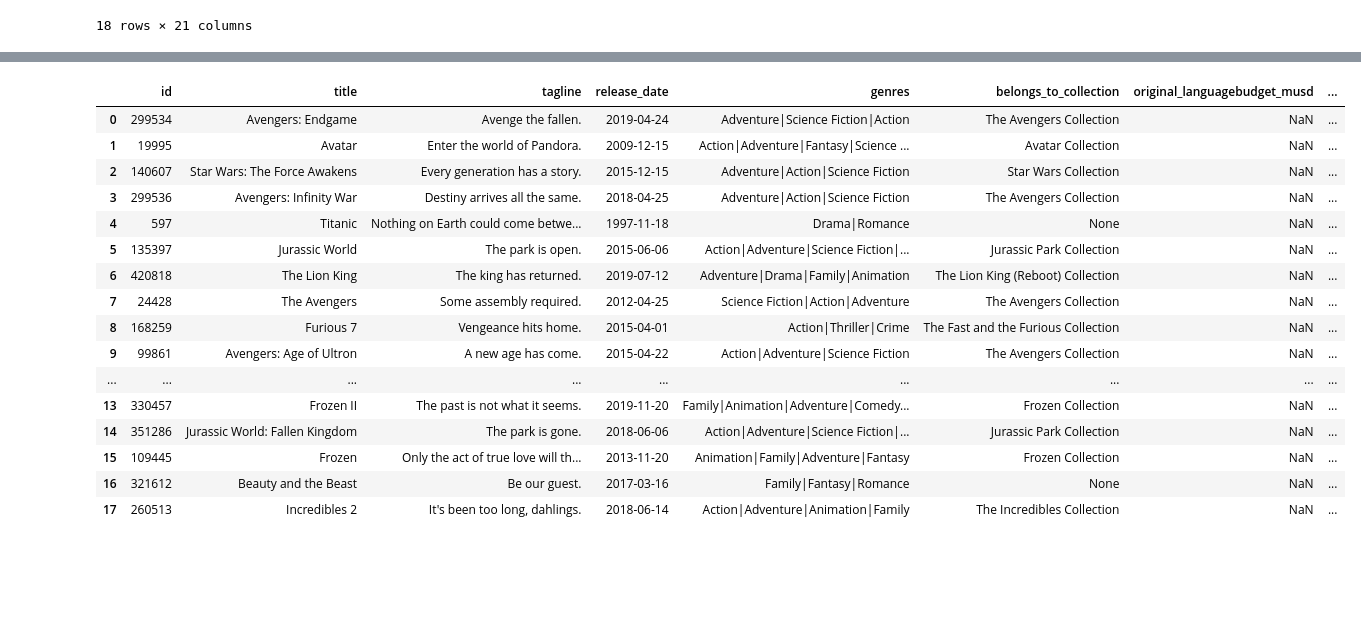
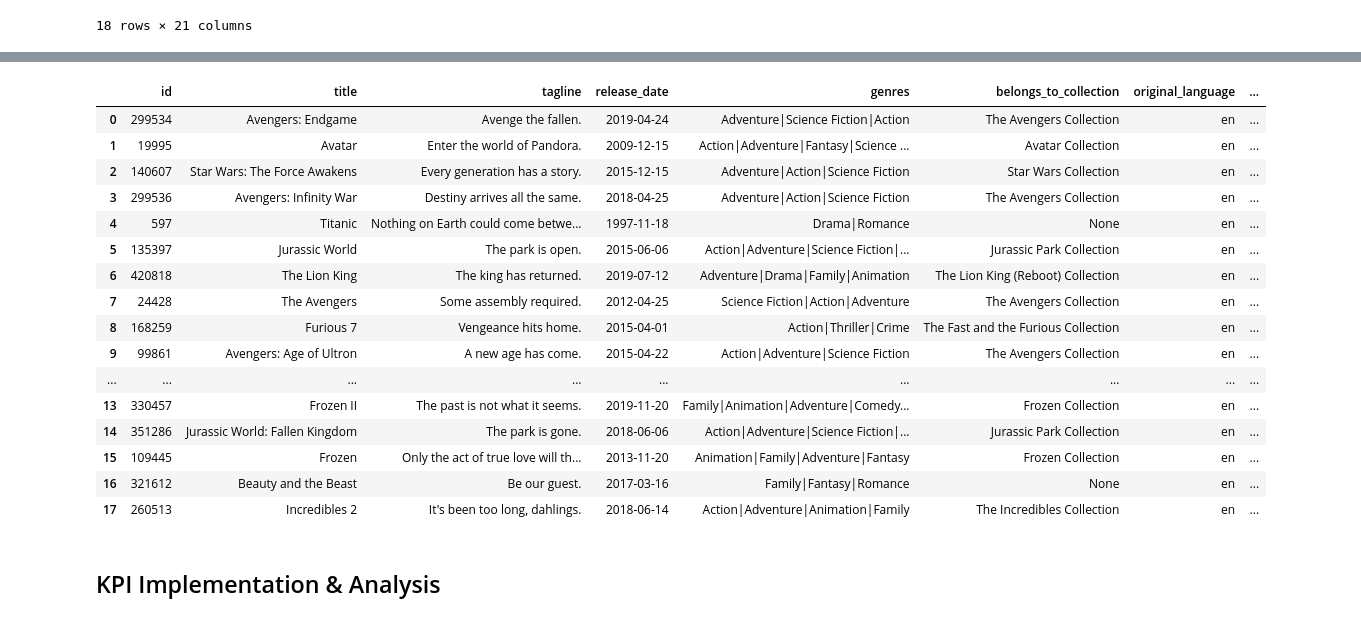
Before and after one commit to GEssuman/data-engineering-labs, a Jupyter notebook: notebook/jupiter_lab.ipynb, the cells around one changed output, grey strips where cells are left out. Saved outputs shown, nothing was run; the diff lists cells and outputs as text; code cells hidden in the pictures; blank space fills up the shorter version.

```diff
--- a/notebook/jupiter_lab.ipynb
+++ b/notebook/jupiter_lab.ipynb
@@ -110,7 +87,7 @@ movies_df['genres'] = movies_df['genres'].apply(lambda genre_list: "|".join([gen
 movies_df['belongs_to_collection'] = movies_df['belongs_to_collection'].apply(lambda belongs_to_collection: belongs_to_collection['name'] if isinstance(belongs_to_collection, dict) else None )
 movies_df['production_companies'] = movies_df['production_companies'].apply(lambda company_list: "|".join([company['name'] for company in company_list]))
 movies_df['production_countries'] = movies_df['production_countries'].apply(lambda country_list: "|".join([country['name'] for country in country_list]))
-movies_df['spoken_languages'] = movies_df['spoken_languages'].apply(lambda lang_list: "|".join([language['name'] for language in lang_list]))
+movies_df['spoken_languages'] = movies_df['spoken_languages'].apply(lambda lang_list: "|".join([language['english_name'] for language in lang_list]))
 movies_df['origin_country'] = movies_df['origin_country'].apply(lambda country: country[0] if isinstance(country, list) else None)
 movies_df
 # %% [output]
@@ -184,16 +223,20 @@ movies_df
 # %%
+## Replacing invalid data with Nan
 columns = ['budget', 'revenue', 'runtime']
 
 movies_df[columns] = movies_df[columns].replace(0, pd.NA)
 movies_df[['overview', 'tagline']] = movies_df[['overview', 'tagline']].replace('No Data', pd.NA)
 
-
+#Convert column value to million USD
 movies_df['budget'] = movies_df['budget']/1000000
-movies_df.rename({'budget':'budget_musd'}, axis=1)
+movies_df.rename({'budget':'budget_musd'}, axis=1, inplace=True)
 
 movies_df['revenue'] = movies_df['revenue']/1000000
-movies_df.rename({'revenue':'revenue_musd'}, axis=1)
+movies_df.rename({'revenue':'revenue_musd'}, axis=1, inplace=True)
 
+
+
+#Drop Duplicate
 movies_df.drop_duplicates(inplace=True, ignore_index=True)
 
 movies_df.dropna(how='any', subset=['id', 'title'], ignore_index=True, inplace=True)
@@ -220,0 +264,24 @@ movies_df
+# %%
+# Replacing Movies with vote_count = 0 with avearge count per genre
+movies_df['genres_list'] = movies_df['genres'].str.split('|')
+movies_df_exploded = movies_df.explode('genres_list')
+movies_df_exploded_valid_votes = movies_df_exploded.dropna(subset=['vote_count', 'vote_average'])
+genres_stats = movies_df_exploded_valid_votes.groupby('genres_list').agg({
+    'vote_count': 'mean',
+    'vote_average': 'mean'
+}).rename(columns={'vote_count': "genre_vote_count", "vote_average": "genre_vote_average"}).reset_index().sort_values('genre_vote_average', ascending=False)
+movies_df_exploded = movies_df_exploded.merge(genres_stats, on='genres_list', how='left')
+
+
+
+
+filled_votes = movies_df_exploded.groupby('id').agg({
+    "genre_vote_count": "mean",
+    "genre_vote_average": "mean"
+}).rename(columns={"genre_vote_count": "filled_vote_count", "genre_vote_average":"filled_vote_average"})
+# print(filled_votes)
+movies_df = movies_df.merge(filled_votes, on='id', how='left')
+movies_df['vote_average'] = movies_df['vote_average'].fillna(movies_df['filled_vote_average']).astype(float)
+movies_df['vote_count'] = movies_df['vote_count'].fillna(movies_df['filled_vote_count']).astype(int)
+movies_df.drop(columns=["filled_vote_count","genres_list", "filled_vote_average"], inplace=True)
+movies_df
@@ -221,23 +307,26 @@ movies_df
 # %%
-movies_dfo = movies_df.reindex(['id', 'title', 'tagline', 'release_date', 'genres', 'belongs_to_collection', 'original_language'
-                                'budget_musd', 'revenue_musd', 'production_companies','roduction_countries', 'vote_count', 'vote_average', 'popularity', 'runtime',
+reordered_movies_df = movies_df.reindex(['id', 'title', 'tagline', 'release_date', 'genres', 'belongs_to_collection', 'original_language',
+                                'budget_musd', 'revenue_musd', 'production_companies','production_countries', 'vote_count', 'vote_average', 'popularity', 'runtime',
 'overview', 'spoken_languages', 'poster_path',], axis=1)
-movies_dfo
+reordered_movies_df.reset_index(drop=True)
+reordered_movies_df
 # %% [output]
-|  | id | title | tagline | release_date | genres | belongs_to_collection | original_languagebudget_musd | ... |
-| 0 | 299534 | Avengers: Endgame | Avenge the fallen. | 2019-04-24 | Adventure|Science Fiction|Action | The Avengers Collection | NaN | ... |
-| 1 | 19995 | Avatar | Enter the world of Pandora. | 2009-12-15 | Action|Adventure|Fantasy|Science ... | Avatar Collection | NaN | ... |
-| 2 | 140607 | Star Wars: The Force Awakens | Every generation has a story. | 2015-12-15 | Adventure|Action|Science Fiction | Star Wars Collection | NaN | ... |
-| 3 | 299536 | Avengers: Infinity War | Destiny arrives all the same. | 2018-04-25 | Adventure|Action|Science Fiction | The Avengers Collection | NaN | ... |
-| 4 | 597 | Titanic | Nothing on Earth could come betwe... | 1997-11-18 | Drama|Romance | None | NaN | ... |
-| 5 | 135397 | Jurassic World | The park is open. | 2015-06-06 | Action|Adventure|Science Fiction|... | Jurassic Park Collection | NaN | ... |
-| 6 | 420818 | The Lion King | The king has returned. | 2019-07-12 | Adventure|Drama|Family|Animation | The Lion King (Reboot) Collection | NaN | ... |
-| 7 | 24428 | The Avengers | Some assembly required. | 2012-04-25 | Science Fiction|Action|Adventure | The Avengers Collection | NaN | ... |
-| 8 | 168259 | Furious 7 | Vengeance hits home. | 2015-04-01 | Action|Thriller|Crime | The Fast and the Furious Collection | NaN | ... |
-| 9 | 99861 | Avengers: Age of Ultron | A new age has come. | 2015-04-22 | Action|Adventure|Science Fiction | The Avengers Collection | NaN | ... |
+|  | id | title | tagline | release_date | genres | belongs_to_collection | original_language | ... |
+| 0 | 299534 | Avengers: Endgame | Avenge the fallen. | 2019-04-24 | Adventure|Science Fiction|Action | The Avengers Collection | en | ... |
+| 1 | 19995 | Avatar | Enter the world of Pandora. | 2009-12-15 | Action|Adventure|Fantasy|Science ... | Avatar Collection | en | ... |
+| 2 | 140607 | Star Wars: The Force Awakens | Every generation has a story. | 2015-12-15 | Adventure|Action|Science Fiction | Star Wars Collection | en | ... |
+| 3 | 299536 | Avengers: Infinity War | Destiny arrives all the same. | 2018-04-25 | Adventure|Action|Science Fiction | The Avengers Collection | en | ... |
+| 4 | 597 | Titanic | Nothing on Earth could come betwe... | 1997-11-18 | Drama|Romance | None | en | ... |
+| 5 | 135397 | Jurassic World | The park is open. | 2015-06-06 | Action|Adventure|Science Fiction|... | Jurassic Park Collection | en | ... |
+| 6 | 420818 | The Lion King | The king has returned. | 2019-07-12 | Adventure|Drama|Family|Animation | The Lion King (Reboot) Collection | en | ... |
+| 7 | 24428 | The Avengers | Some assembly required. | 2012-04-25 | Science Fiction|Action|Adventure | The Avengers Collection | en | ... |
+| 8 | 168259 | Furious 7 | Vengeance hits home. | 2015-04-01 | Action|Thriller|Crime | The Fast and the Furious Collection | en | ... |
+| 9 | 99861 | Avengers: Age of Ultron | A new age has come. | 2015-04-22 | Action|Adventure|Science Fiction | The Avengers Collection | en | ... |
 | ... | ... | ... | ... | ... | ... | ... | ... | ... |
-| 13 | 330457 | Frozen II | The past is not what it seems. | 2019-11-20 | Family|Animation|Adventure|Comedy... | Frozen Collection | NaN | ... |
-| 14 | 351286 | Jurassic World: Fallen Kingdom | The park is gone. | 2018-06-06 | Action|Adventure|Science Fiction|... | Jurassic Park Collection | NaN | ... |
-| 15 | 109445 | Frozen | Only the act of true love will th... | 2013-11-20 | Animation|Family|Adventure|Fantasy | Frozen Collection | NaN | ... |
-| 16 | 321612 | Beauty and the Beast | Be our guest. | 2017-03-16 | Family|Fantasy|Romance | None | NaN | ... |
-| 17 | 260513 | Incredibles 2 | It's been too long, dahlings. | 2018-06-14 | Action|Adventure|Animation|Family | The Incredibles Collection | NaN | ... |
+| 13 | 330457 | Frozen II | The past is not what it seems. | 2019-11-20 | Family|Animation|Adventure|Comedy... | Frozen Collection | en | ... |
+| 14 | 351286 | Jurassic World: Fallen Kingdom | The park is gone. | 2018-06-06 | Action|Adventure|Science Fiction|... | Jurassic Park Collection | en | ... |
+| 15 | 109445 | Frozen | Only the act of true love will th... | 2013-11-20 | Animation|Family|Adventure|Fantasy | Frozen Collection | en | ... |
+| 16 | 321612 | Beauty and the Beast | Be our guest. | 2017-03-16 | Family|Fantasy|Romance | None | en | ... |
+| 17 | 260513 | Incredibles 2 | It's been too long, dahlings. | 2018-06-14 | Action|Adventure|Animation|Family | The Incredibles Collection | en | ... |
+# %% [markdown]
+## KPI Implementation & Analysis
```
Also changed, not shown: parts of 16 cells of this notebook, 2 other files.
